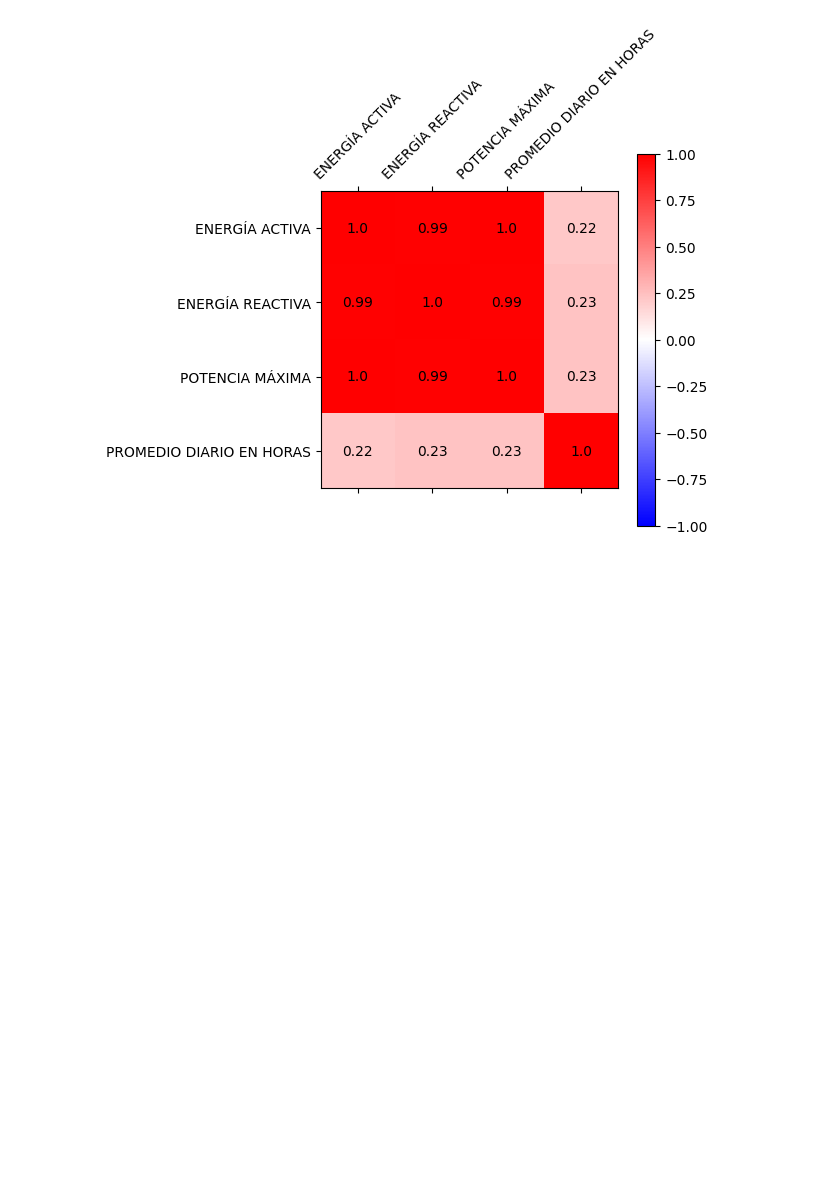
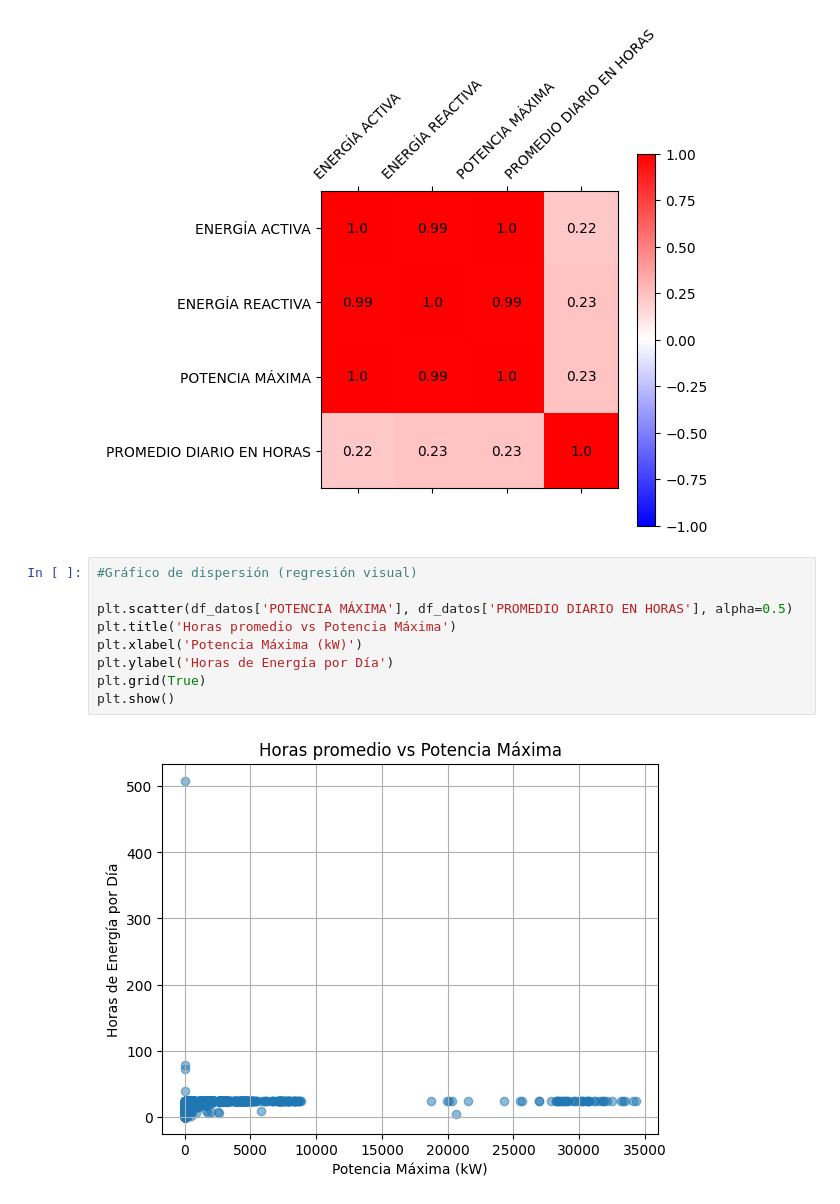
Before and after one commit to sebasflorezo/Proyecto-IA-Grupo-2, a Jupyter notebook: notebooks/Practica_Proyecto.ipynb, the cells around one changed output. Drawn from its saved outputs; the diff is of its cells as text; blank space fills up the shorter version.

```diff
--- a/notebooks/Practica_Proyecto.ipynb
+++ b/notebooks/Practica_Proyecto.ipynb
@@ -678,3 +963,14 @@ ENERGÍA REACTIVA                          0.230594
 POTENCIA MÁXIMA                           0.226662
 PROMEDIO DIARIO EN HORAS                  1.000000
 [figure]
+# %%
+#Gráfico de dispersión (regresión visual)
+
+plt.scatter(df_datos['POTENCIA MÁXIMA'], df_datos['PROMEDIO DIARIO EN HORAS'], alpha=0.5)
+plt.title('Horas promedio vs Potencia Máxima')
+plt.xlabel('Potencia Máxima (kW)')
+plt.ylabel('Horas de Energía por Día')
+plt.grid(True)
+plt.show()
+# %% [output]
+[figure, added]
```
Also changed, not shown: parts of 8 cells of this notebook, 1 other file.
